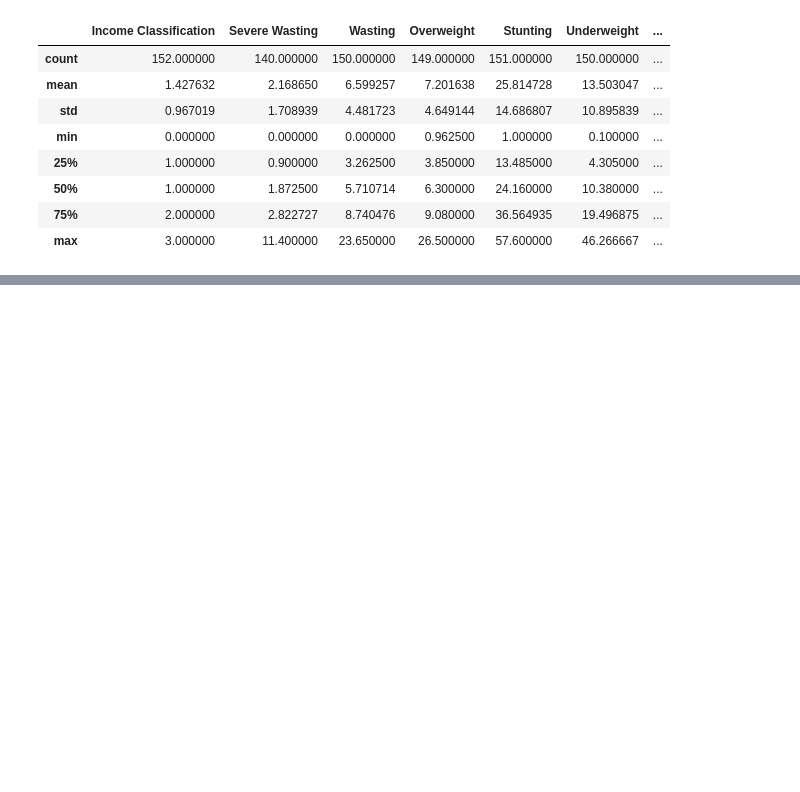
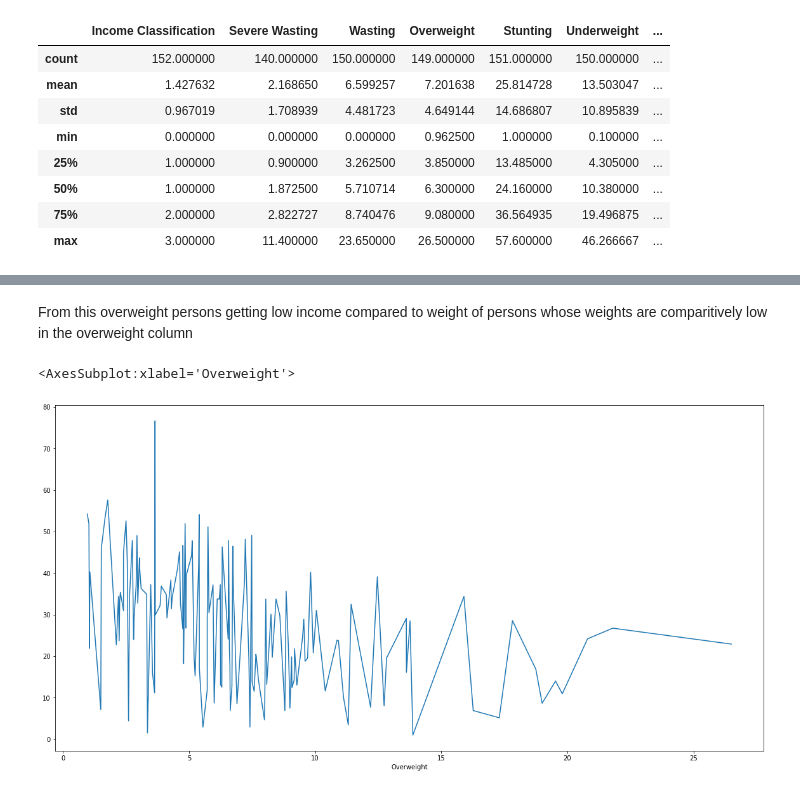
Before and after one commit to GOKU-GO/Curneu-Assessment, a Jupyter notebook: Problem statement 1- Country wise average.ipynb, the cells around one changed output, grey strips where cells are left out. Cells and saved outputs as stored; diff of their text form; code cells hidden in the pictures; blank space fills up the shorter version.

```diff
--- a/Problem statement 1- Country wise average.ipynb
+++ b/Problem statement 1- Country wise average.ipynb
@@ -69,0 +147,7 @@ datae[numerical]
+# %% [markdown]
+From this overweight persons getting low income compared to weight of persons whose weights are comparitively low in the overweight column
+# %%
+datae.groupby('Overweight')['Stunting'].sum().plot(figsize = (20,10))
+# %% [output]
+<AxesSubplot:xlabel='Overweight'>
+[figure, added]
```
Also changed, not shown: parts of 17 cells of this notebook, 3 other files.
